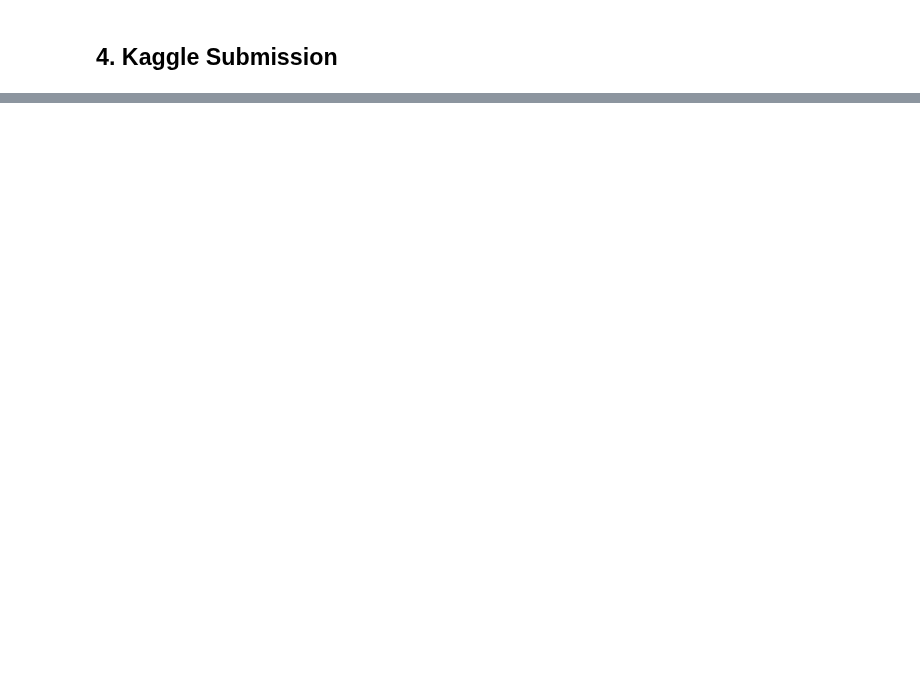
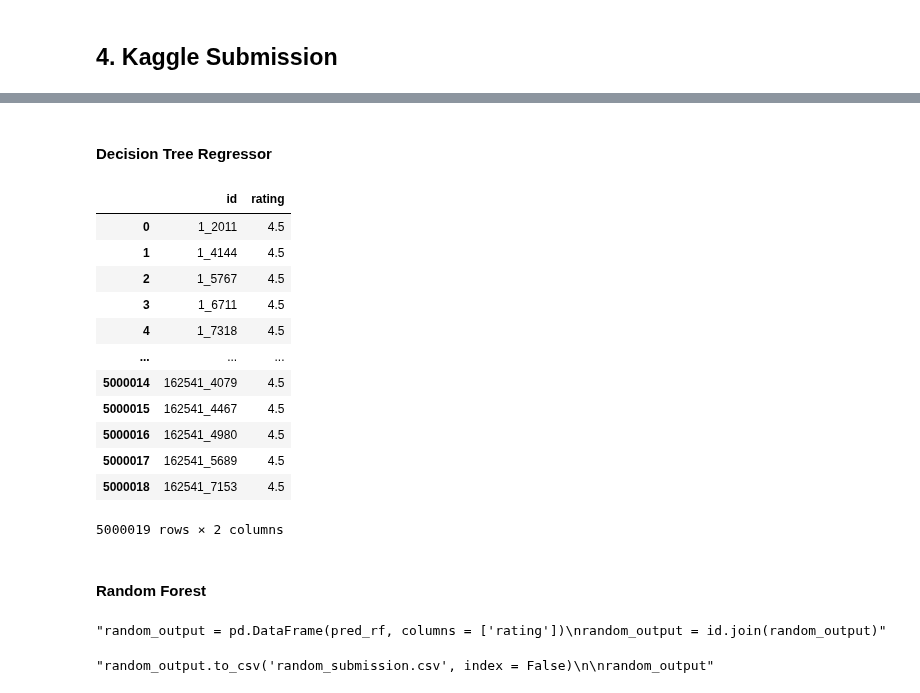
Before and after one commit to Leham-Greeves/JS7_Notebook_Reprository, a Jupyter notebook: unsupervised_learning_notebook.ipynb, the cells around one changed output, grey strips where cells are left out. Saved outputs shown, nothing was run; the diff lists cells and outputs as text; code cells hidden in the pictures; blank space fills up the shorter version.

```diff
--- a/unsupervised_learning_notebook.ipynb
+++ b/unsupervised_learning_notebook.ipynb
@@ -23,0 +543,2 @@ Do not modify or remove any of the code in these cells.
+# %%
+pred_dt = dt.predict(X_test)
@@ -24,2 +563,4 @@ Do not modify or remove any of the code in these cells.
 # %% [markdown]
 ## 4. Kaggle Submission
+# %%
+Id = test.apply(lambda x:'%s_%s' % (x['userId'],x['movieId']),axis=1)
@@ -25,0 +569,4 @@ Do not modify or remove any of the code in these cells.
+# %%
+output = pd.DataFrame(predictions, columns = ['rating'])
+id = pd.DataFrame(Id, columns = ['id'])
+output = id.join(output)
@@ -25,0 +591,36 @@ Do not modify or remove any of the code in these cells.
+# %% [markdown]
+#### Decision Tree Regressor
+# %%
+decision_output = pd.DataFrame(pred_dt, columns = ['rating'])
+decision_output = id.join(decision_output)
+# %%
+decision_output.to_csv('decision_submission.csv', index = False)
+
+decision_output
+# %% [output]
+|  | id | rating |
+| 0 | 1_2011 | 4.5 |
+| 1 | 1_4144 | 4.5 |
+| 2 | 1_5767 | 4.5 |
+| 3 | 1_6711 | 4.5 |
+| 4 | 1_7318 | 4.5 |
+| ... | ... | ... |
+| 5000014 | 162541_4079 | 4.5 |
+| 5000015 | 162541_4467 | 4.5 |
+| 5000016 | 162541_4980 | 4.5 |
+| 5000017 | 162541_5689 | 4.5 |
+| 5000018 | 162541_7153 | 4.5 |
+5000019 rows × 2 columns
+# %% [markdown]
+#### Random Forest
+# %%
+"""random_output = pd.DataFrame(pred_rf, columns = ['rating'])
+random_output = id.join(random_output)"""
+# %% [output]
+"random_output = pd.DataFrame(pred_rf, columns = ['rating'])\nrandom_output = id.join(random_output)"
+# %%
+"""random_output.to_csv('random_submission.csv', index = False)
+
+random_output"""
+# %% [output]
+"random_output.to_csv('random_submission.csv', index = False)\n\nrandom_output"
```
Also changed, not shown: parts of 69 cells of this notebook.
